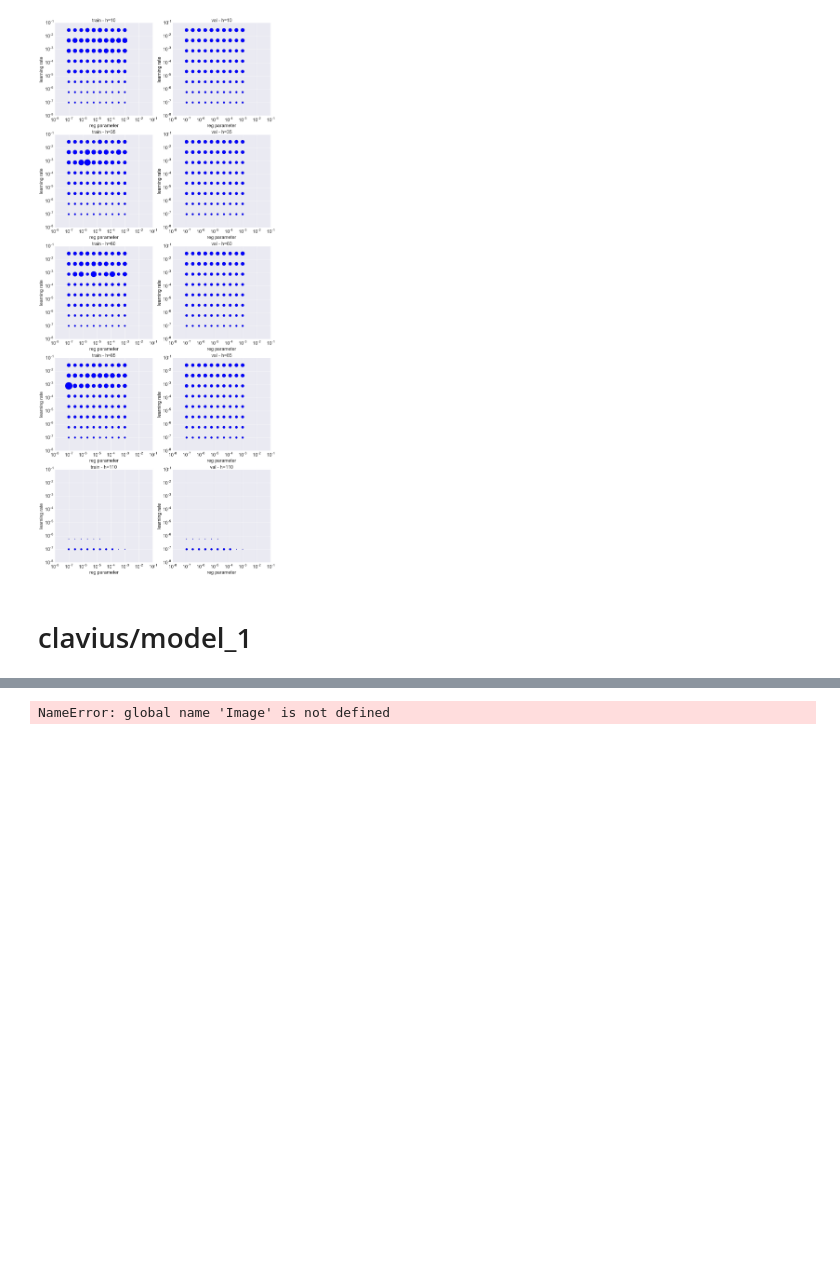
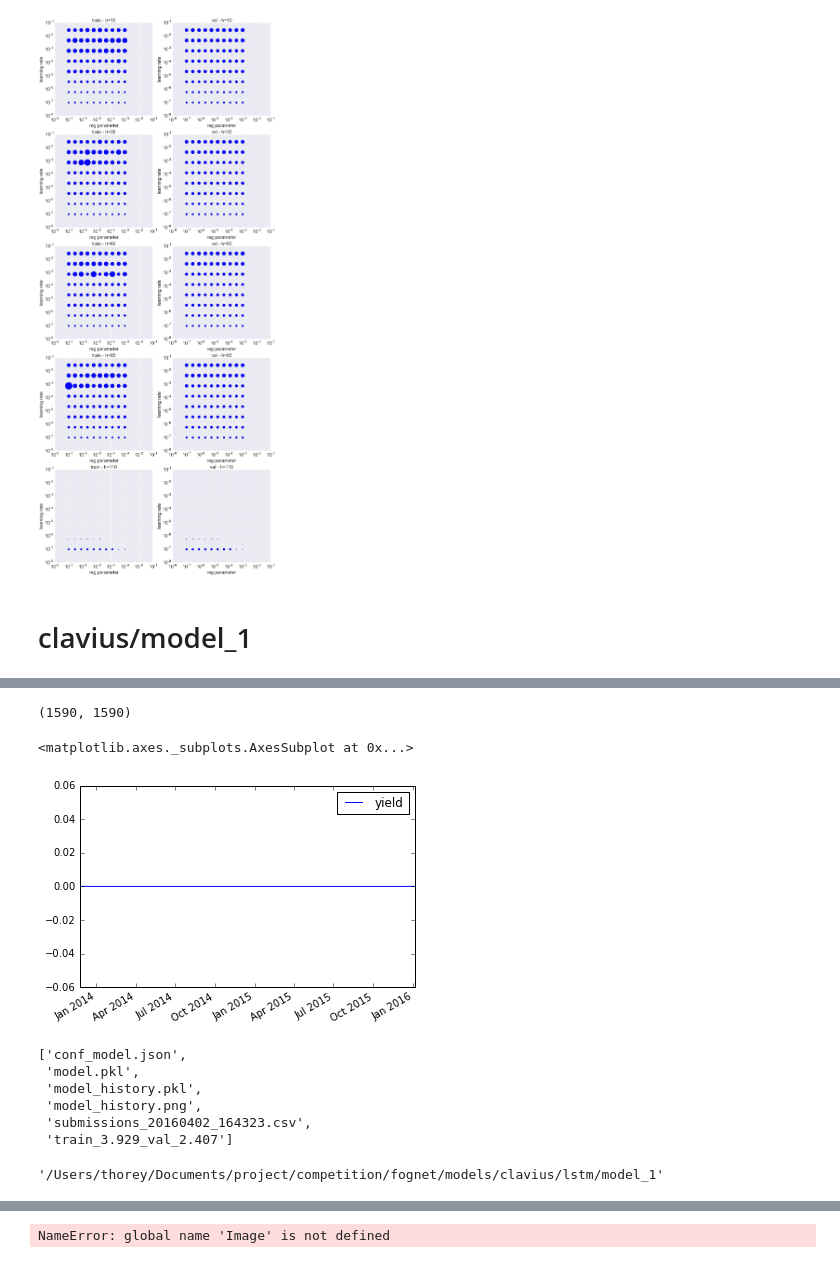
Before and after one commit to cthorey/fognet, a Jupyter notebook: Model_checking.ipynb, the cells around one changed output, grey strips where cells are left out. Cells and saved outputs as stored; diff of their text form; code cells hidden in the pictures; blank space fills up the shorter version.

```diff
--- a/Model_checking.ipynb
+++ b/Model_checking.ipynb
@@ -58 +78,25 @@ base_model = os.path.join(root,'model_1')
+# %%
+data = load_raw_data()
+# %%
+len(data['submission_format']),len(get_submission_df(dfmodels.iloc[0]))
+# %% [output]
+(1590, 1590)
+# %%
+data['submission_format']
+# %% [output]
+<matplotlib.axes._subplots.AxesSubplot at 0x...>
+[figure, added]
+# %%
+os.listdir(os.path.join(str(dfmodels.root.iloc[0]),str(dfmodels.model.iloc[0])))
+# %% [output]
+['conf_model.json',
+ 'model.pkl',
+ 'model_history.pkl',
+ 'model_history.png',
+ 'submissions_20160402_164323.csv',
+ 'train_3.929_val_2.407']
+# %%
+dfmodels.root.iloc[0]
+# %% [output]
+'/Users/thorey/Documents/project/competition/fognet/models/clavius/lstm/model_1'
 # %%
```
Also changed, not shown: parts of 21 cells of this notebook, 17 other files.
